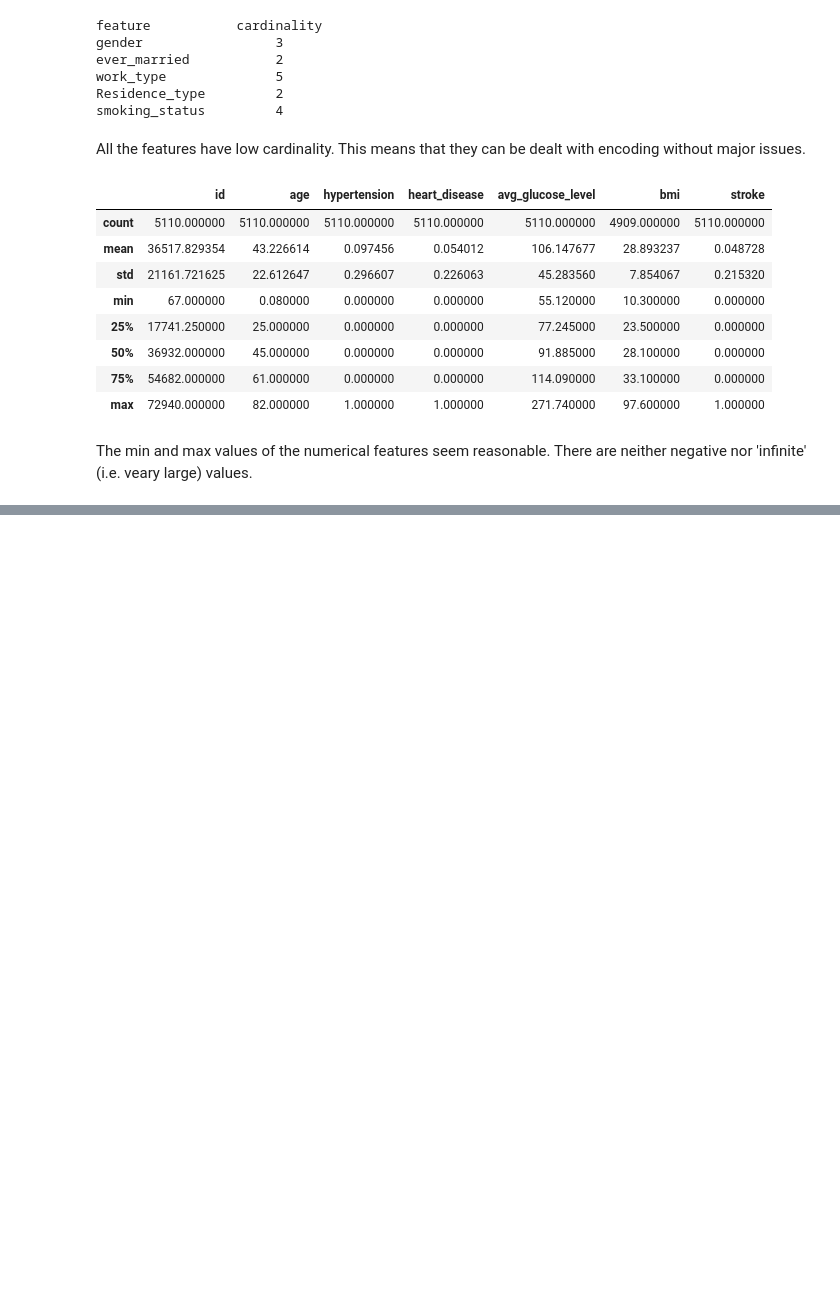
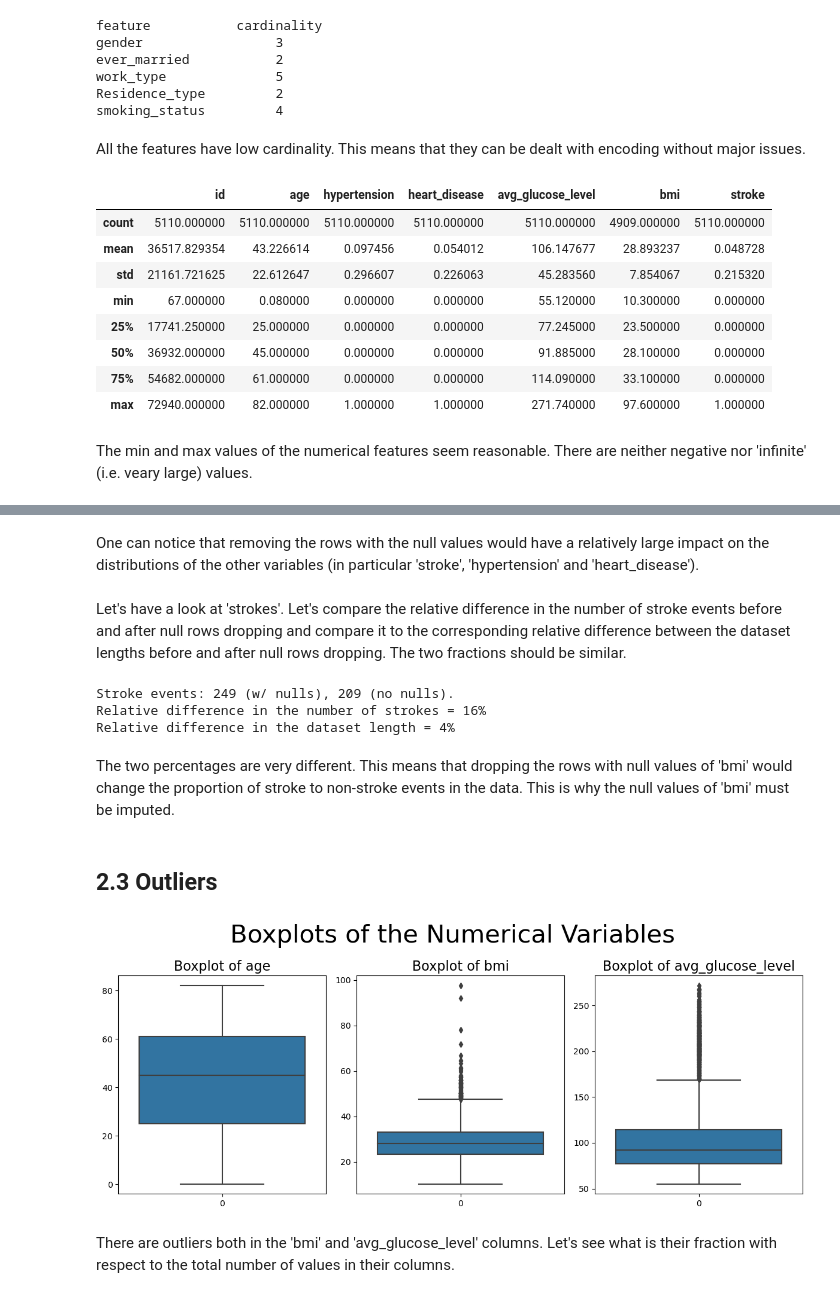
Before and after one commit to pjaiswalusf/Stroke-Prediction, a Jupyter notebook: StrokePrediction.ipynb, the cells around one changed output, grey strips where cells are left out. Saved outputs shown, nothing was run; the diff lists cells and outputs as text; code cells hidden in the pictures; blank space fills up the shorter version.

```diff
--- a/StrokePrediction.ipynb
+++ b/StrokePrediction.ipynb
@@ -150,0 +302,2 @@ The min and max values of the numerical features seem reasonable. There are neit
+# %%
+data.drop(['has_stroke', 'has_hypertension', 'has_heart_disease'], axis=1, inplace=True)
@@ -150,0 +327,39 @@ The min and max values of the numerical features seem reasonable. There are neit
+# %% [markdown]
+One can notice that removing the rows with the null values would have a relatively large impact on the distributions of the other variables (in particular 'stroke', 'hypertension' and 'heart_disease').
+# %% [markdown]
+Let's have a look at 'strokes'. Let's compare the relative difference in the number of stroke events before and after null rows dropping and compare it to the corresponding relative difference between the dataset lengths before and after null rows dropping. The two fractions should be similar.
+# %%
+print(f"Stroke events: {data['stroke'].value_counts()[1]} (w/ nulls), {data_no_nulls['stroke'].value_counts()[1]} (no nulls).")
+
+print(f"Relative difference in the number of strokes = {(data['stroke'].value_counts()[1] - data_no_nulls['stroke'].value_counts()[1]) / data['stroke'].value_counts()[1] * 100:.0f}%")
+
+print(f"Relative difference in the dataset length = {(len(data) - len(data_no_nulls)) / len(data) * 100:.0f}%")
+# %% [output]
+Stroke events: 249 (w/ nulls), 209 (no nulls).
+Relative difference in the number of strokes = 16%
+Relative difference in the dataset length = 4%
+# %% [markdown]
+The two percentages are very different. This means that dropping the rows with null values of 'bmi' would change the proportion of stroke to non-stroke events in the data. This is why the null values of 'bmi' must be imputed.
+# %% [markdown]
+## 2.3 Outliers
+# %%
+num_features = ['age', 'bmi', 'avg_glucose_level']
+
+fig,(ax1,ax2,ax3) = plt.subplots(ncols=3, figsize=(12,5))
+
+ax1 = sns.boxplot(data[num_features[0]],ax=ax1)
+ax1.set_title('Boxplot of '+str(num_features[0]),fontsize=16)
+
+ax2 = sns.boxplot(data[num_features[1]],ax=ax2)
+ax2.set_title('Boxplot of '+str(num_features[1]),fontsize=16)
+
+ax3 = sns.boxplot(data[num_features[2]],ax=ax3)
+ax3.set_title('Boxplot of '+str(num_features[2]),fontsize=16)
+
+plt.suptitle('Boxplots of the Numerical Variables',size=30)
+
+plt.tight_layout()
+# %% [output]
+[figure, added]
+# %% [markdown]
+There are outliers both in the 'bmi' and 'avg_glucose_level' columns. Let's see what is their fraction with respect to the total number of values in their columns.
```
Also changed, not shown: parts of 10 cells of this notebook.
